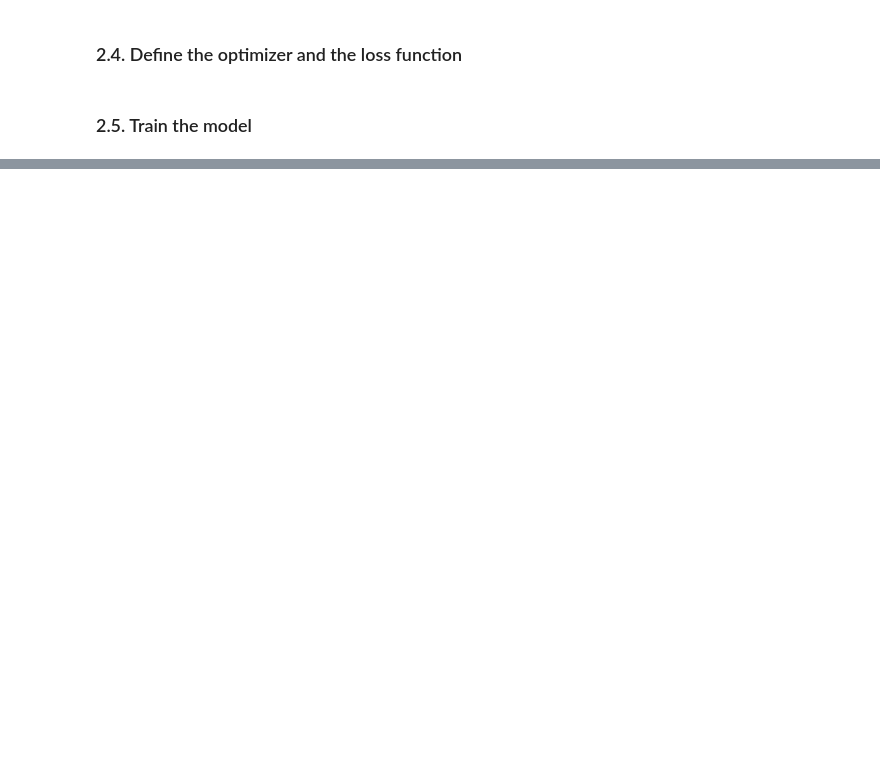
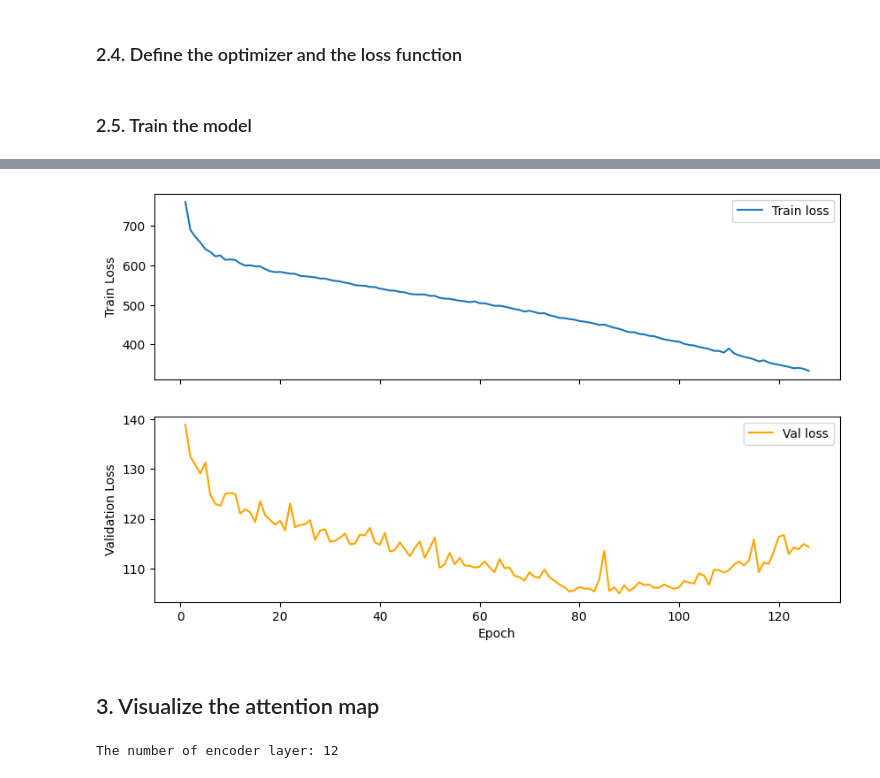
Before and after one commit to atsushiishii-civil/ViT_practice, a Jupyter notebook: ViT model.ipynb, the cells around one changed output, grey strips where cells are left out. Cells and saved outputs as stored; diff of their text form; code cells hidden in the pictures; blank space fills up the shorter version.

```diff
--- a/ViT model.ipynb
+++ b/ViT model.ipynb
@@ -83,0 +129,27 @@ train(model, train_dataloader, val_dataloader, test_dataloader, num_epochs, opti
+# %%
+import pandas as pd
+df = pd.read_csv("log_output.csv")
+train_loss_list = df["train_loss"].tolist()
+val_loss_list = df["val_loss"].tolist()
+fig, (ax1, ax2) = plt.subplots(2, 1, figsize=(10, 6), sharex=True)
+ax1.plot(df["epoch"].tolist(), train_loss_list, label="Train loss")
+ax1.legend()
+ax1.set_ylabel("Train Loss")
+ax2.plot(df["epoch"].tolist(), val_loss_list, label="Val loss",color="orange")
+ax2.legend()
+ax2.set_ylabel("Validation Loss")
+ax2.set_xlabel("Epoch")
+plt.show()
+# %% [output]
+[figure, added]
+# %% [markdown]
+## 3. Visualize the attention map
+# %%
+model = net
+checkpoint = torch.load("weights/ViT_109.pth")
+checkpoint_model = checkpoint['model_state_dict']
+model.load_state_dict(checkpoint_model)
+attention_weight_list = []
+print(f"The number of encoder layer: {len(model.encoder_layer)}")
+# %% [output]
+The number of encoder layer: 12
```
Also changed, not shown: parts of 22 cells of this notebook, 2 other files.
